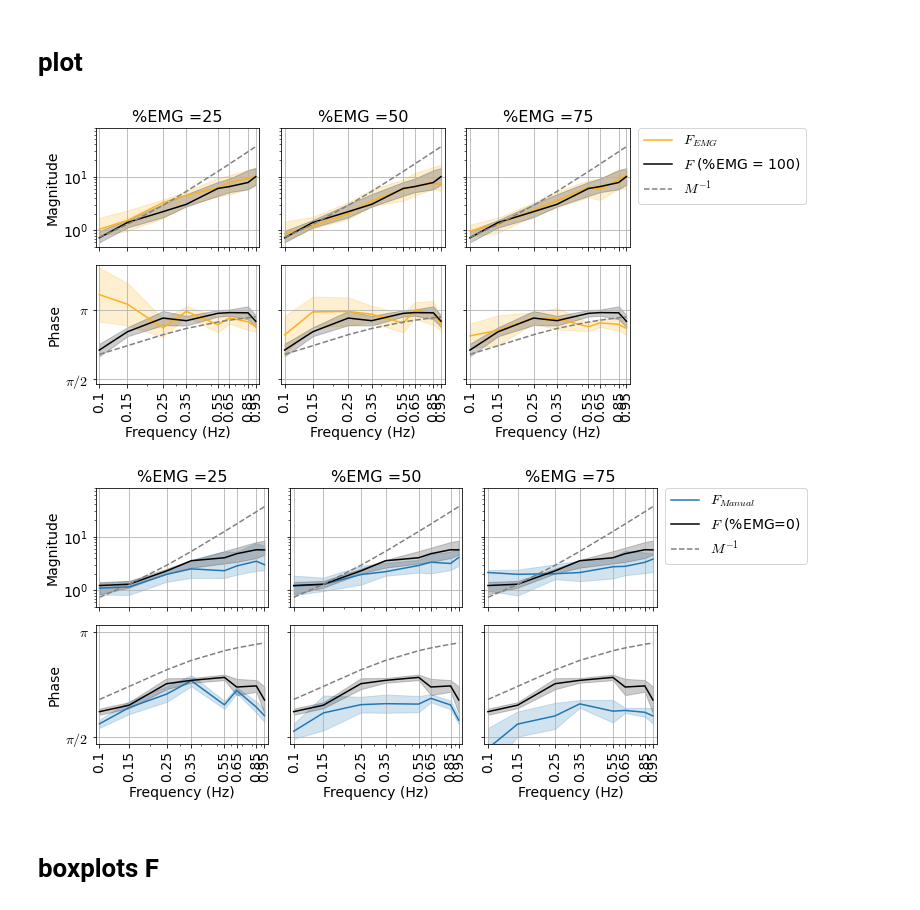
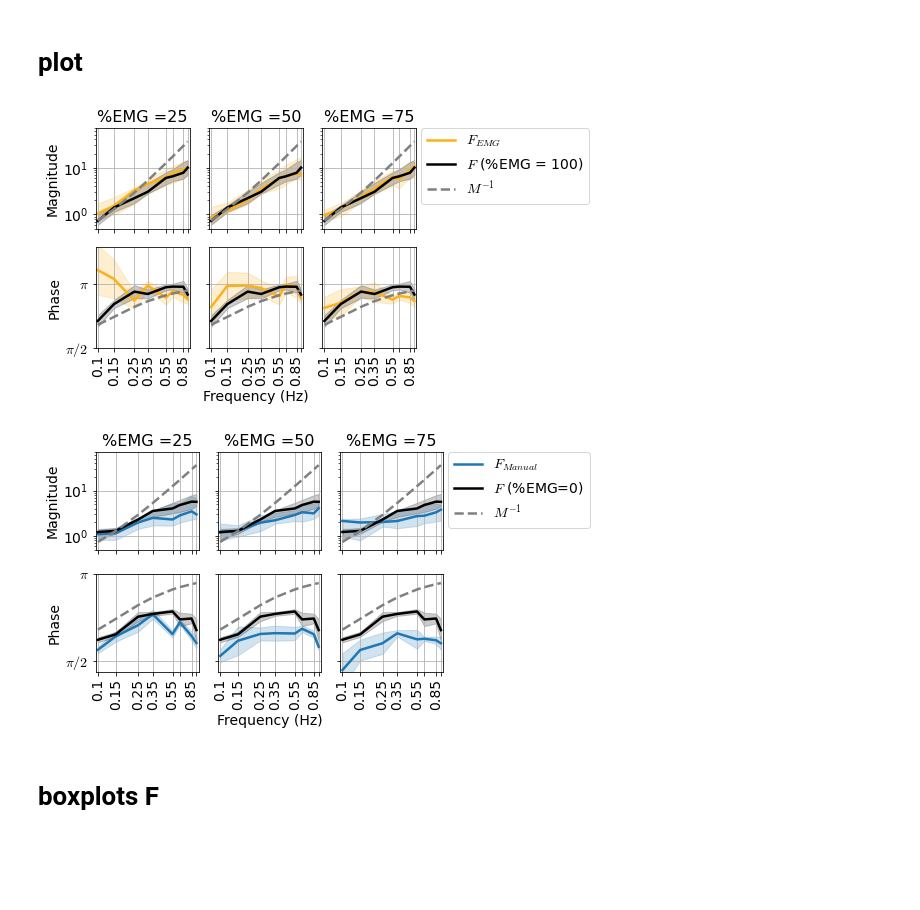
Before and after one commit to sburden-group/sensorimotor_fusion, a Jupyter notebook: analysis/Multimodal paper/20250218_FF_FB.ipynb, the cells around one changed output. Cells and saved outputs as stored; diff of their text form; code cells hidden in the pictures; blank space fills up the shorter version.

Commit message:
figure fonts

```diff
--- a/analysis/Multimodal paper/20250218_FF_FB.ipynb
+++ b/analysis/Multimodal paper/20250218_FF_FB.ipynb
@@ -741,19 +741,20 @@ Wilcoxon Test Statistic=28.0000, p-value=0.0730
 # %%
 # Bode plot of F and B
 xticks = np.array([0.1 , 0.15, 0.25, 0.35, 0.55, 0.65, 0.85, 0.95])
+xtickslabels = np.array([0.1 , 0.15, 0.25, 0.35, 0.55, '', 0.85,''])
 xlim = (0.095, 1.0)
-ylimphase = (np.pi/2-0.1, np.pi+1)
+ylimphase = (np.pi/2, np.pi+0.9)
 yticksphase = [np.pi/2,np.pi]
 yticklabelsphase = [r'$\pi/2$',r'$\pi$']
 last_few_trials = 5 # trial)num//2
-fig,axs = plt.subplots(2,3, sharex = 'col', sharey = 'row',figsize=(11,5))
+fig,axs = plt.subplots(2,3, sharex = 'col', sharey = 'row',figsize=(8,4.5))
 for cond in [1,2,3]:
     # F0
     F_mean = np.mean(np.abs(F0[:,cond,-last_few_trials:,:]),axis = 1) #mean across all trials
     q25,q50,q75 = np.quantile(F_mean,[0.25,0.5,0.75],axis = 0) #across subjects
     # magnitude
     ax = axs[0,cond-1]
-    ax.plot(freqs,q50,'-',label = r'$F_{EMG}$',color = colors['GOLD'])
+    ax.plot(freqs,q50,'-',label = r'$F_{EMG}$',color = colors['GOLD'],linewidth = 2.5)
     ax.fill_between(freqs, q25, q75, alpha=0.2,color = colors['GOLD'])
     # phase
     ax = axs[1,cond-1]
@@ -761,7 +762,7 @@ for cond in [1,2,3]:
     z = np.mean(np.exp(1j*(F_angle-np.pi/2)), axis=0)
     mean = np.angle(z)+np.pi/2
     disp = 1 - np.abs(z)
-    ax.plot(freqs,mean,'-',label = r'$\alpha = $'+conditions[cond],color = colors['GOLD'])
+    ax.plot(freqs,mean,'-',label = r'$\alpha = $'+conditions[cond],color = colors['GOLD'],linewidth = 2.5)
     ax.fill_between(freqs,mean+disp,mean-disp,alpha = 0.2,color = colors['GOLD'])
 
     # F_EMG-only
@@ -769,7 +770,7 @@ for cond in [1,2,3]:
     q25,q50,q75 = np.quantile(F_mean,[0.25,0.5,0.75],axis = 0)
     # magnitude
     ax = axs[0,cond-1]
-    ax.plot(freqs,q50,'-',label = r'$F$ (%EMG = 100)',color = 'black')
+    ax.plot(freqs,q50,'-',label = r'$F$ (%EMG = 100)',color = 'black',linewidth = 2.5)
     ax.fill_between(freqs, q25, q75, alpha=0.2,color = 'black')
     # phase
     ax = axs[1,cond-1]
@@ -777,57 +778,59 @@ for cond in [1,2,3]:
     z = np.mean(np.exp(1j*(F_angle-np.pi/2)), axis=0)
     mean = np.angle(z)+np.pi/2
     disp = 1 - np.abs(z)
-    ax.plot(freqs,mean,'-',label = r'$\alpha = $'+conditions[4],color = 'black')
+    ax.plot(freqs,mean,'-',label = r'$\alpha = $'+conditions[4],color = 'black',linewidth = 2.5)
     ax.fill_between(freqs,mean+disp,mean-disp,alpha = 0.2,color = 'black')
 
     ax = axs[0,cond-1]
-    ax.plot(freqs,np.abs(1/M),'--',color= 'grey',label = r'$M^{-1}$')
+    ax.plot(freqs,np.abs(1/M),'--',color= 'grey',label = r'$M^{-1}$',linewidth = 2.5)
     ax.set_xscale("log")
     ax.grid('on',zorder=-1)
-    ax.set_ylim(0.5,80)
+    ax.set_ylim(0.5,70)
     ax.set_yscale("log")
 
     # ax.legend(bbox_to_anchor=(1.05, 1), loc='upper left', borderaxespad=0.)
 
     ax = axs[1,cond-1]
-    ax.plot(freqs,np.angle(1/M),'--',color= 'grey',label = r'$M^{-1}$')
+    ax.plot(freqs,np.angle(1/M),'--',color= 'grey',label = r'$M^{-1}$',linewidth = 2.5)
 
     ax.grid('on',zorder=-1)
     ax.set_xlim(xlim)
     ax.set_xticks(xticks)
-    ax.set_xticklabels(xticks,rotation=90)
+    ax.set_xticklabels(xtickslabels,rotation=90)
     ax.set_ylim(ylimphase)
 
-    ax.set_xlabel('Frequency (Hz)')
     # ax.legend(bbox_to_anchor=(1.05, 1), loc='upper left', borderaxespad=0.)
     # axs[0].set_title(r'Feedforward (N = 15), $\alpha = $'+conditions[cond])
     axs[0,cond-1].set_title(r'%EMG ='+conditions[cond]) #($100*\alpha)
 axs[0,1].get_shared_x_axes().join(axs[0,0], axs[0,1])
 axs[0,0].set_ylabel('Magnitude')
 axs[1,0].set_ylabel('Phase')
+axs[1,1].set_xlabel('Frequency (Hz)')
 axs[1,0].set_yticks(yticksphase)
 axs[1,0].set_yticklabels(yticklabelsphase)
 axs[0,2].legend(bbox_to_anchor=(1.05, 1), loc='upper left', borderaxespad=0.)
 plt.tight_layout()
+fig.savefig('ff_emg.svg')
 plt.show()
 # %% [output]
-[figure, old version]
+[figure, new version]
 # %%
 # Bode plot of F and B
 xticks = np.array([0.1 , 0.15, 0.25, 0.35, 0.55, 0.65, 0.85, 0.95])
+xtickslabels = np.array([0.1 , 0.15, 0.25, 0.35, 0.55, '', 0.85,''])
 xlim = (0.095, 1.0)
-ylimphase = (np.pi/2-0.1, np.pi+0.1)
+ylimphase = (np.pi/2-0.2, np.pi)
 yticksphase = [np.pi/2,np.pi]
 yticklabelsphase = [r'$\pi/2$',r'$\pi$']
 last_few_trials = 5 # trial)num//2
-fig,axs = plt.subplots(2,3, sharex = 'col', sharey = 'row',figsize=(11,5))
+fig,axs = plt.subplots(2,3, sharex = 'col', sharey = 'row',figsize=(8,4.5))
 for cond in [1,2,3]:
     # F1
     F_mean = np.mean(np.abs(F1[:,cond,-last_few_trials:,:]),axis = 1) #mean across all trials
     q25,q50,q75 = np.quantile(F_mean,[0.25,0.5,0.75],axis = 0) #across subjects
     # magnitude
     ax = axs[0,cond-1]
-    ax.plot(freqs,q50,'-',label = r'$F_{Manual}$',color = colors['BLUE'])
+    ax.plot(freqs,q50,'-',label = r'$F_{Manual}$',color = colors['BLUE'],linewidth = 2.5)
     ax.fill_between(freqs, q25, q75, alpha=0.2,color = colors['BLUE'])
     # phase
     ax = axs[1,cond-1]
@@ -835,7 +838,7 @@ for cond in [1,2,3]:
     z = np.mean(np.exp(1j*(F_angle-np.pi/2)), axis=0)
     mean = np.angle(z)+np.pi/2
     disp = 1 - np.abs(z)
-    ax.plot(freqs,mean,'-',label = r'$\alpha = $'+conditions[cond],color = colors['BLUE'])
+    ax.plot(freqs,mean,'-',label = r'$\alpha = $'+conditions[cond],color = colors['BLUE'],linewidth = 2.5)
     ax.fill_between(freqs,mean+disp,mean-disp,alpha = 0.2,color = colors['BLUE'])
 
     # F_Manual-only
@@ -843,7 +846,7 @@ for cond in [1,2,3]:
     q25,q50,q75 = np.quantile(F_mean,[0.25,0.5,0.75],axis = 0)
     # magnitude
     ax = axs[0,cond-1]
-    ax.plot(freqs,q50,'-',label = r'$F$ (%EMG=0)',color = 'black')
+    ax.plot(freqs,q50,'-',label = r'$F$ (%EMG=0)',color = 'black',linewidth = 2.5)
     ax.fill_between(freqs, q25, q75, alpha=0.2,color = 'black')
     # phase
     ax = axs[1,cond-1]
@@ -851,41 +854,42 @@ for cond in [1,2,3]:
     z = np.mean(np.exp(1j*(F_angle-np.pi/2)), axis=0)
     mean = np.angle(z)+np.pi/2
     disp = 1 - np.abs(z)
-    ax.plot(freqs,mean,'-',label = r'$\alpha = $'+conditions[0],color = 'black')
+    ax.plot(freqs,mean,'-',label = r'$\alpha = $'+conditions[0],color = 'black',linewidth = 2.5)
     ax.fill_between(freqs,mean+disp,mean-disp,alpha = 0.2,color = 'black')
 
     ax = axs[0,cond-1]
-    ax.plot(freqs,np.abs(1/M),'--',color= 'grey',label = r'$M^{-1}$')
+    ax.plot(freqs,np.abs(1/M),'--',color= 'grey',label = r'$M^{-1}$',linewidth = 2.5)
     ax.set_xscale("log")
     ax.grid('on',zorder=-1)
-    ax.set_ylim(0.5,80)
+    ax.set_ylim(0.5,70)
     ax.set_yscale("log")
 
     # ax.legend(bbox_to_anchor=(1.05, 1), loc='upper left', borderaxespad=0.)
 
     ax = axs[1,cond-1]
-    ax.plot(freqs,np.angle(1/M),'--',color= 'grey',label = r'$M^{-1}$')
-
+    ax.plot(freqs,np.angle(1/M),'--',color= 'grey',label = r'$M^{-1}$',linewidth = 2.5)
     ax.grid('on',zorder=-1)
     ax.set_xlim(xlim)
     ax.set_xticks(xticks)
-    ax.set_xticklabels(xticks,rotation=90)
+    ax.set_xticklabels(xtickslabels,rotation=90)
     ax.set_ylim(ylimphase)
 
-    ax.set_xlabel('Frequency (Hz)')
+    # ax.set_xlabel('Frequency (Hz)')
     # ax.legend(bbox_to_anchor=(1.05, 1), loc='upper left', borderaxespad=0.)
     # axs[0].set_title(r'Feedforward (N = 15), $\alpha = $'+conditions[cond])
     axs[0,cond-1].set_title(r'%EMG ='+conditions[cond]) #($100*\alpha)
 axs[0,1].get_shared_x_axes().join(axs[0,0], axs[0,1])
 axs[0,0].set_ylabel('Magnitude')
 axs[1,0].set_ylabel('Phase')
+axs[1,1].set_xlabel('Frequency (Hz)')
 axs[1,0].set_yticks(yticksphase)
 axs[1,0].set_yticklabels(yticklabelsphase)
 axs[0,2].legend(bbox_to_anchor=(1.05, 1), loc='upper left', borderaxespad=0.)
 plt.tight_layout()
+fig.savefig('ff_manual.svg')
 plt.show()
 # %% [output]
-[figure, old version]
+[figure, new version]
 # %% [markdown]
 # boxplots F
 # %%
```
Also changed, not shown: 2 other files.
